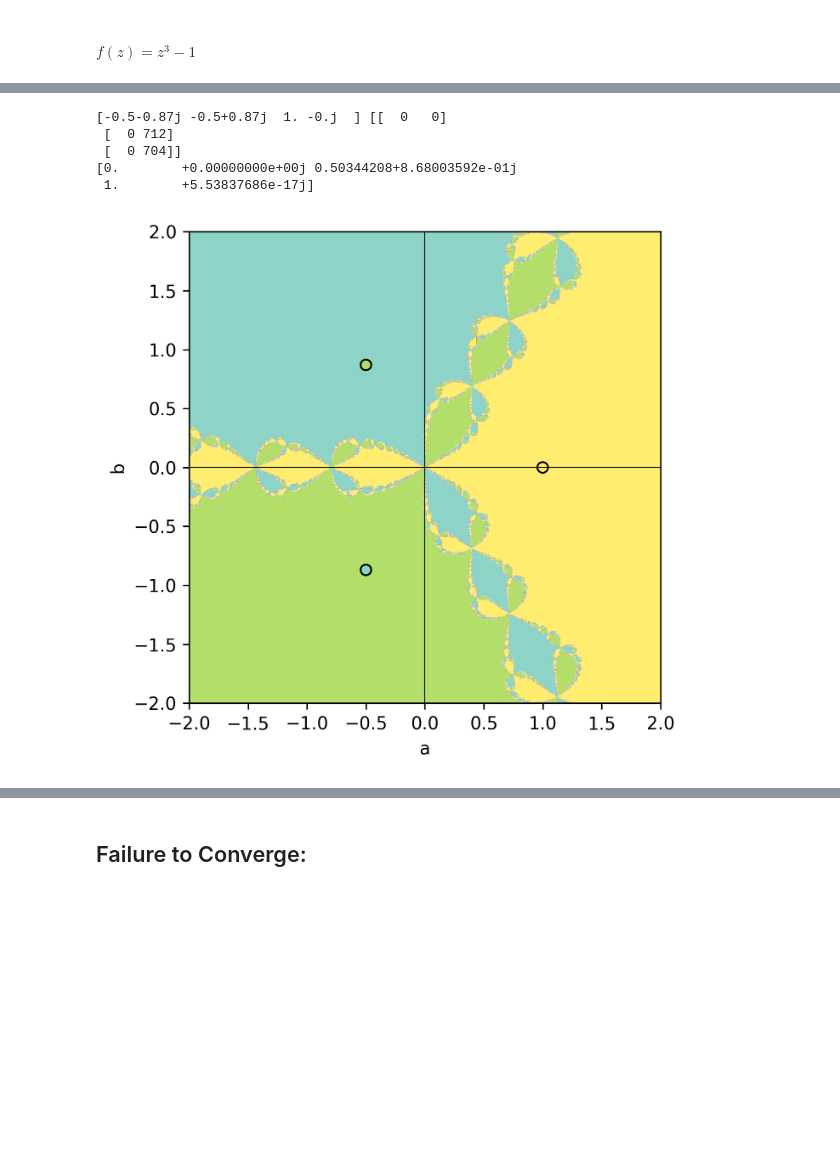
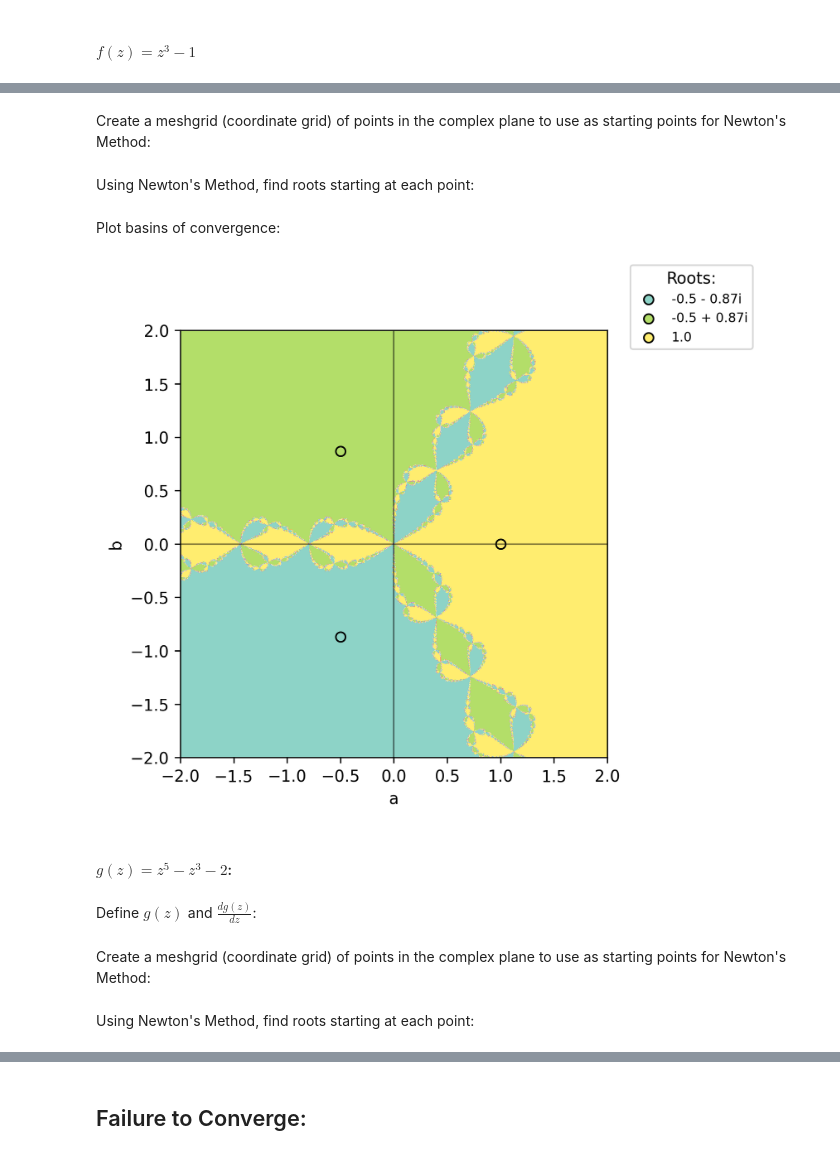
Before and after one commit to benraivel/MA332, a Jupyter notebook: Projects/Project1/Project1.ipynb, the cells around one changed output, grey strips where cells are left out. Saved outputs shown, nothing was run; the diff lists cells and outputs as text; code cells hidden in the pictures; blank space fills up the shorter version.

```diff
--- a/Projects/Project1/Project1.ipynb
+++ b/Projects/Project1/Project1.ipynb
@@ -211,48 +226,58 @@ plt.show()
 def f(z): return z**3 - 1
 
 def df(z): return 3*z**2
+# %% [markdown]
+Create a meshgrid (coordinate grid) of points in the complex plane to use as starting points for Newton's Method:
+# %%
+real_axis = np.linspace(-2, 2, 1000)
+imag_axis = np.linspace(-2j, 2j, 1000)
+
+a, b = np.meshgrid(real_axis, imag_axis)
+# %% [markdown]
+Using Newton's Method, find roots starting at each point:
 # %%
-a = np.linspace(-2, 2, 1000)
-b = np.linspace(-2j, 2j, 1000)
-
-aa, bb = np.meshgrid(a, b)
-
 results = np.empty((1000, 1000), dtype=complex)
 
 for i in range(1000):
     for j in range(1000):
 
-        results[i][j] = np.round(newton(f, df, aa[i][j] + bb[i][j])[-1], 2)
+        results[999-i][j] = np.round(newton(f=f, df=df, x=a[i][j]+b[i][j])[-1], 2)
 
-roots, root_indices = np.unique(results, return_index=True)
-
-root_indices = np.asarray(np.unravel_index(root_indices, (1000, 1000))).T
+roots = np.unique(results)
 
 roots_a_b = np.array([np.real(roots), np.imag(roots)])
 
-print(roots, root_indices)
-
-norm = matplotlib.colors.Normalize()
 norm.autoscale(roots)
-norm_roots = norm(roots)
+norm_roots = norm(roots).astype(float)
 norm_results = norm(results).astype(float)
-print(norm_roots)
-fig, axes = plt.subplots(dpi=300)
-
-axes.imshow(norm_results, cmap='Set3', extent=[-2, 2, -2, 2])
-axes.scatter(roots_a_b[0], roots_a_b[1], c=norm(roots), cmap='Set3', marker='o', edgecolors='Black')
-
-axes.axhline(color='Black', lw=0.5)
-axes.axvline(color='Black', lw=0.5)
-axes.set_xlabel('a')
-axes.set_ylabel('b')
-
-plt.savefig('Report/figures/figure4.png')
-plt.show()
-# %% [output]
-[-0.5-0.87j -0.5+0.87j  1. -0.j  ] [[  0   0]
- [  0 712]
- [  0 704]]
-[0.        +0.00000000e+00j 0.50344208+8.68003592e-01j
- 1.        +5.53837686e-17j]
-[figure, removed]
+# %% [markdown]
+Plot basins of convergence:
+# %%
+fig, axes = plt.subplots(dpi=300)
+
+axes.imshow(norm_results, cmap='Set3', extent=[-2, 2, -2, 2])
+
+for i in range(len(roots)):
+
+    # create a nicely formatted label for each root
+    root_label = (str(roots_a_b[0][i])
+                    + ((' - ' if np.sign(roots_a_b[1][i]) < 0 else ' + ')
+                        + (str(np.abs(roots_a_b)[1][i]) + 'i') if np.abs(roots_a_b)[1][i] != 0 else ''))
+
+    axes.scatter(roots_a_b[0][i], roots_a_b[1][i], color=cmap(norm_roots[i]), label=root_label, marker='o', edgecolor='Black')
+
+axes.axhline(color='Black', lw=0.5)
+axes.axvline(color='Black', lw=0.5)
+axes.set_xlabel('a')
+axes.set_ylabel('b')
+
+fig.legend(title='Roots:', fontsize=8)
+
+plt.savefig('Report/figures/figure4.png')
+plt.show()
+# %% [output]
+[figure, added]
+# %% [markdown]
+#### $ g(z) = z^5 - z^3 - 2 $:
+# %% [markdown]
+Define $ g(z) $ and $ \frac{dg(z)}{dz} $:
@@ -258,0 +288,2 @@ plt.show()
+# %% [markdown]
+Create a meshgrid (coordinate grid) of points in the complex plane to use as starting points for Newton's Method:
@@ -258,0 +295,2 @@ plt.show()
+# %% [markdown]
+Using Newton's Method, find roots starting at each point:
```
Also changed, not shown: parts of 17 cells of this notebook, 7 other files.
